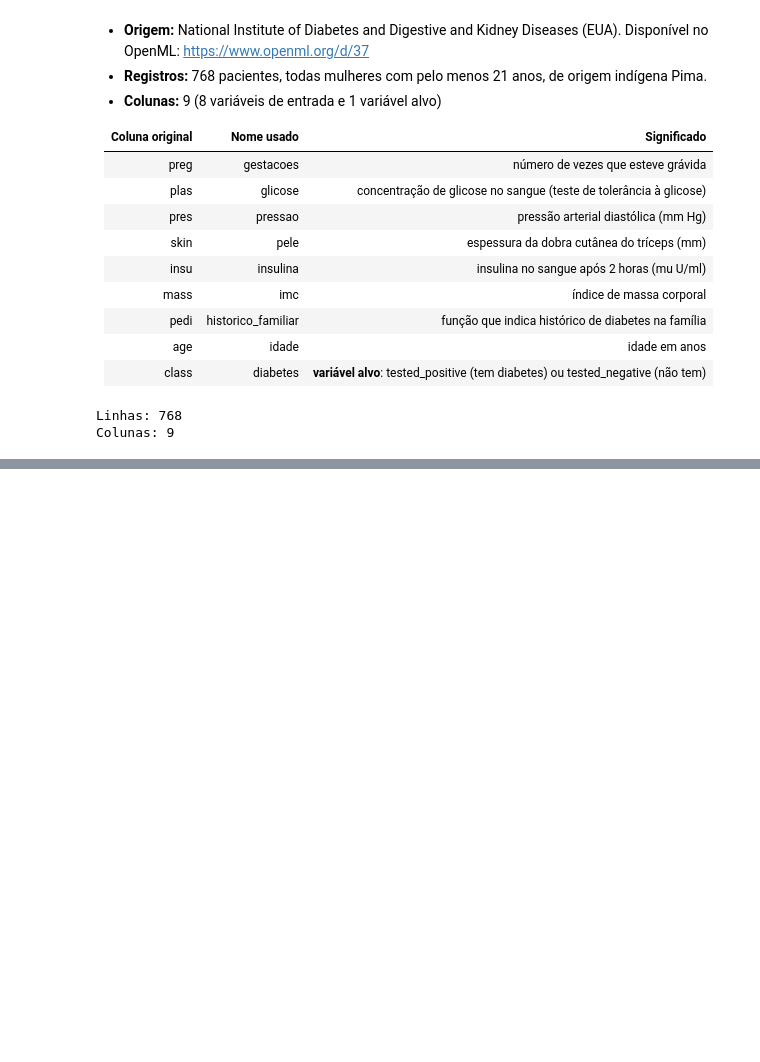
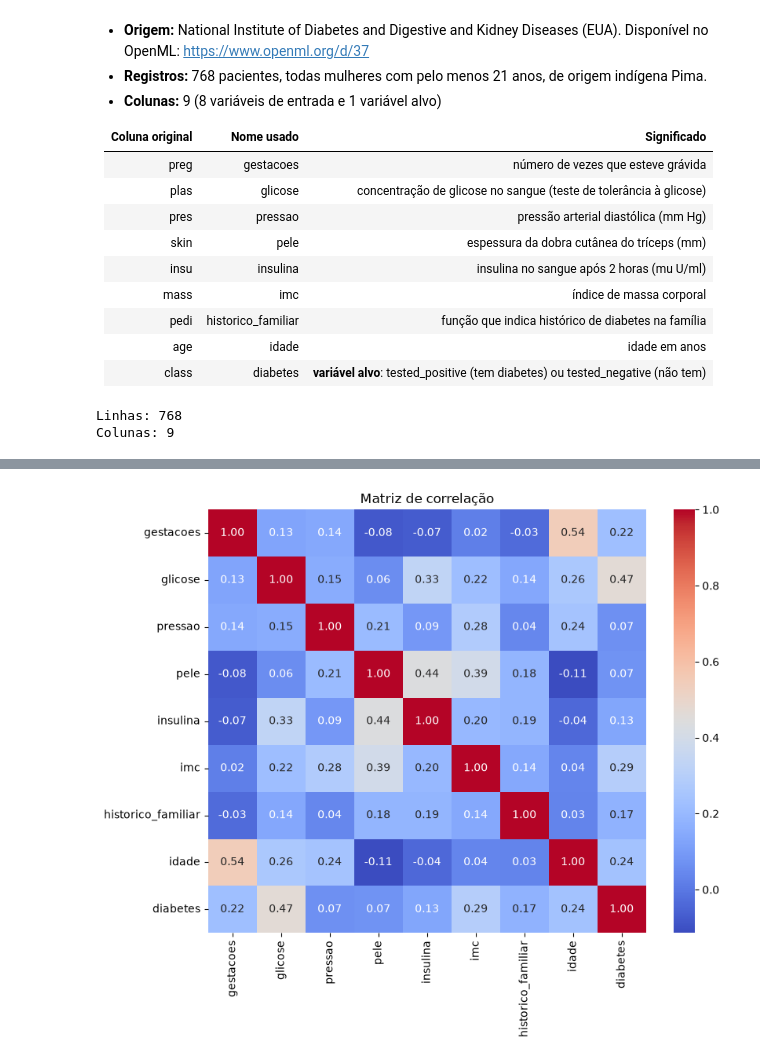
Before and after one commit to JlucasFaria/projeto-ml, a Jupyter notebook: notebooks/01_diabetes.ipynb, the cells around one changed output, grey strips where cells are left out. Cells and saved outputs as stored; diff of their text form; code cells hidden in the pictures; blank space fills up the shorter version.

```diff
--- a/notebooks/01_diabetes.ipynb
+++ b/notebooks/01_diabetes.ipynb
@@ -56,0 +158,11 @@ Colunas: 9
+# %%
+# matriz de correlacao
+df_corr = df.copy()
+df_corr['diabetes'] = (df_corr['diabetes'] == 'tested_positive').astype(int)
+
+plt.figure(figsize=(9, 7))
+sns.heatmap(df_corr.corr(), annot=True, fmt='.2f', cmap='coolwarm')
+plt.title('Matriz de correlação')
+plt.show()
+# %% [output]
+[figure, added]
```
Also changed, not shown: parts of 12 cells of this notebook.
